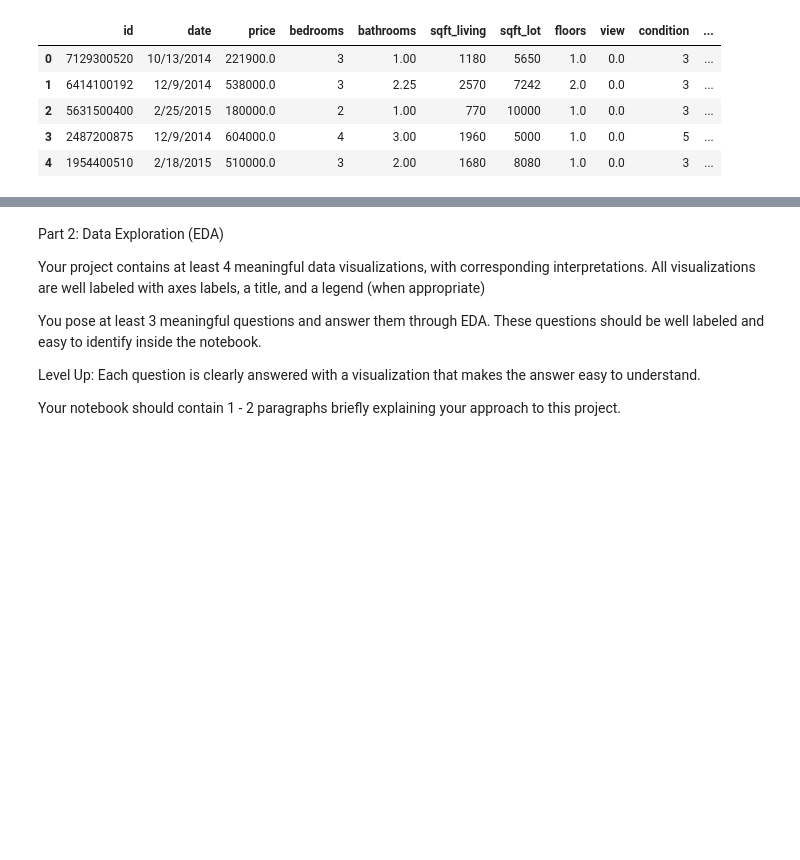
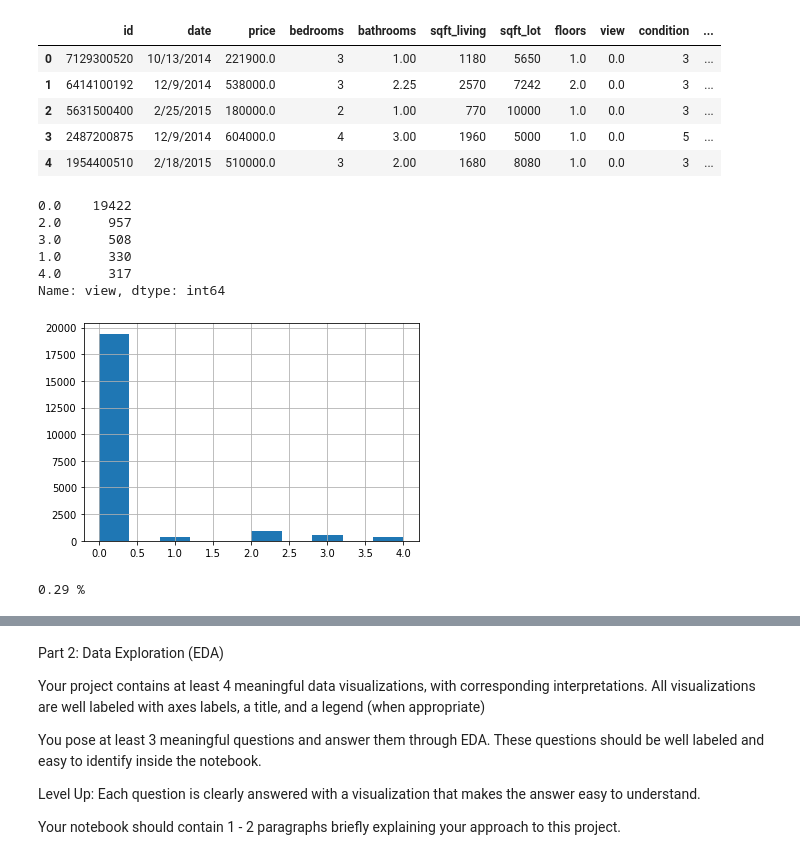
Before and after one commit to carleygordon23/Flatiron-Module-1-Project, a Jupyter notebook: Module 1 Project/Module 1 Project.ipynb, the cells around one changed output, grey strips where cells are left out. Drawn from its saved outputs; the diff is of its cells as text; code cells hidden in the pictures; blank space fills up the shorter version.

```diff
--- a/Module 1 Project/Module 1 Project.ipynb
+++ b/Module 1 Project/Module 1 Project.ipynb
@@ -175,3 +175,24 @@ df_new.head()
 | 2 | 5631500400 | 2/25/2015 | 180000.0 | 2 | 1.00 | 770 | 10000 | 1.0 | 0.0 | 3 | ... |
 | 3 | 2487200875 | 12/9/2014 | 604000.0 | 4 | 3.00 | 1960 | 5000 | 1.0 | 0.0 | 5 | ... |
 | 4 | 1954400510 | 2/18/2015 | 510000.0 | 3 | 2.00 | 1680 | 8080 | 1.0 | 0.0 | 3 | ... |
+# %%
+#take care of view nulls from df_new
+df_new.view.hist() #histogram of non-null values
+
+df_new.view.value_counts()
+# %% [output]
+0.0    19422
+2.0      957
+3.0      508
+1.0      330
+4.0      317
+Name: view, dtype: int64
+[figure, added]
+# %%
+#null value percent of total
+total_view_values = len(df_new.view)
+null_view_values = df_new.view.isna().sum()
+null_view_percent = null_view_values / total_view_values * 100
+print(round(null_view_percent, 2),'%')
+# %% [output]
+0.29 %
```
Also changed, not shown: parts of 3 cells of this notebook.
